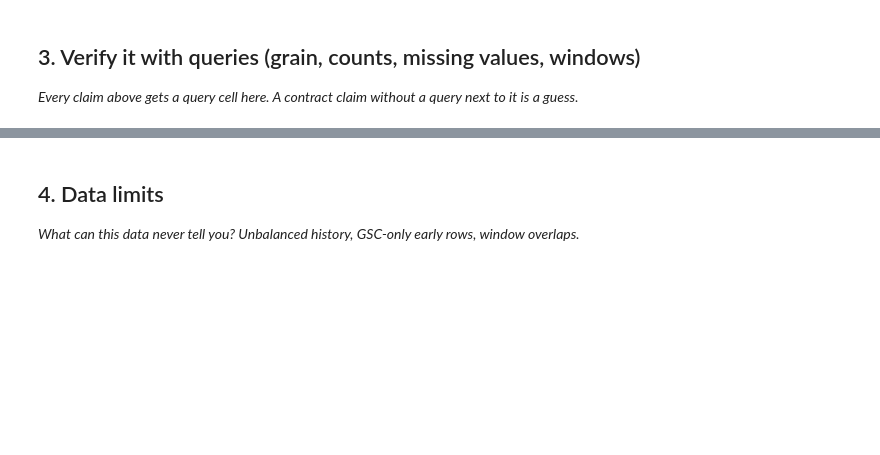
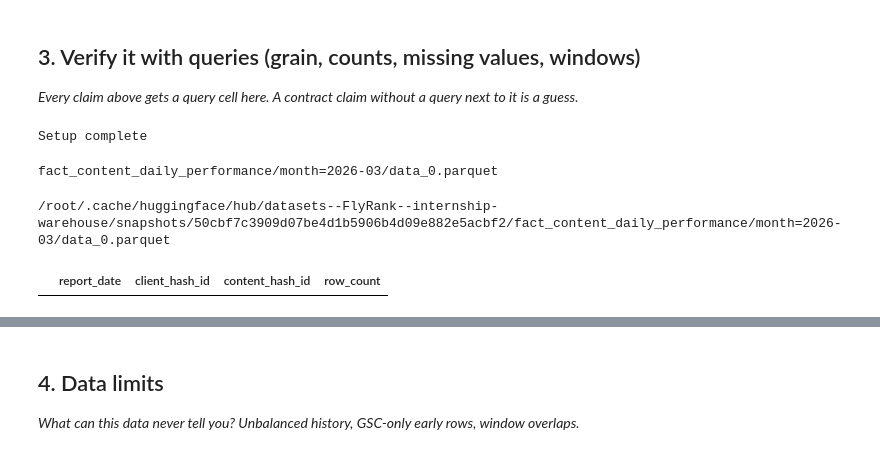
Before and after one commit to mazen2y1/flyrank-ml-track, a Jupyter notebook: work/notebooks/w03_data_contract.ipynb, the cells around one changed output, grey strips where cells are left out. Drawn from its saved outputs; the diff is of its cells as text; code cells hidden in the pictures; blank space fills up the shorter version.

```diff
--- a/work/notebooks/w03_data_contract.ipynb
+++ b/work/notebooks/w03_data_contract.ipynb
@@ -34,3 +34,62 @@ Deliberately excluded: I will exclude label-derived or future-derived fields suc
 ## 3. Verify it with queries (grain, counts, missing values, windows)
 
 *Every claim above gets a query cell here. A contract claim without a query next to it is a guess.*
+# %%
+!pip -q install duckdb huggingface_hub
+
+import os
+import duckdb
+from google.colab import userdata
+
+HF_TOKEN = userdata.get("HF_TOKEN")
+os.environ["HF_TOKEN"] = HF_TOKEN
+
+con = duckdb.connect()
+
+print("Setup complete")
+# %% [output]
+Setup complete
+# %%
+from huggingface_hub import list_repo_files
+
+files = list_repo_files(
+    "FlyRank/internship-warehouse",
+    repo_type="dataset",
+    token=HF_TOKEN
+)
+
+for f in files:
+    if "fact_content_daily_performance" in f and "2026-03" in f:
+        print(f)
+# %% [output]
+fact_content_daily_performance/month=2026-03/data_0.parquet
+# %%
+from huggingface_hub import hf_hub_download
+
+march_file = hf_hub_download(
+    repo_id="FlyRank/internship-warehouse",
+    filename="fact_content_daily_performance/month=2026-03/data_0.parquet",
+    repo_type="dataset",
+    token=HF_TOKEN
+)
+
+print(march_file)
+# %% [output]
+/root/.cache/huggingface/hub/datasets--FlyRank--internship-warehouse/snapshots/50cbf7c3909d07be4d1b5906b4d09e882e5acbf2/fact_content_daily_performance/month=2026-03/data_0.parquet
+# %%
+query1 = """
+SELECT
+    report_date,
+    client_hash_id,
+    content_hash_id,
+    COUNT(*) AS row_count
+FROM read_parquet(?)
+GROUP BY report_date, client_hash_id, content_hash_id
+HAVING COUNT(*) > 1
+LIMIT 5
+"""
+
+result1 = con.execute(query1, [march_file]).df()
+result1
+# %% [output]
+|  | report_date | client_hash_id | content_hash_id | row_count |
```
Also changed, not shown: parts of 4 cells of this notebook.
